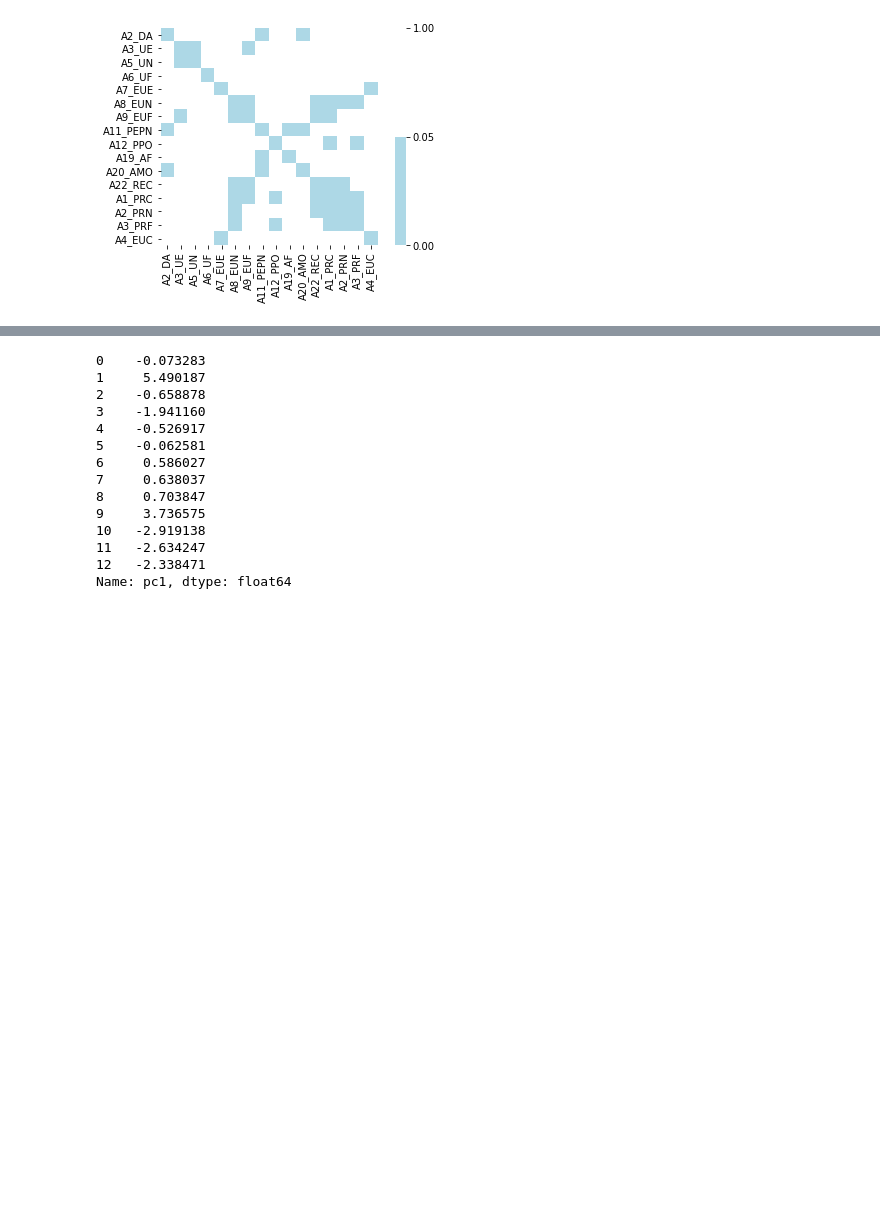
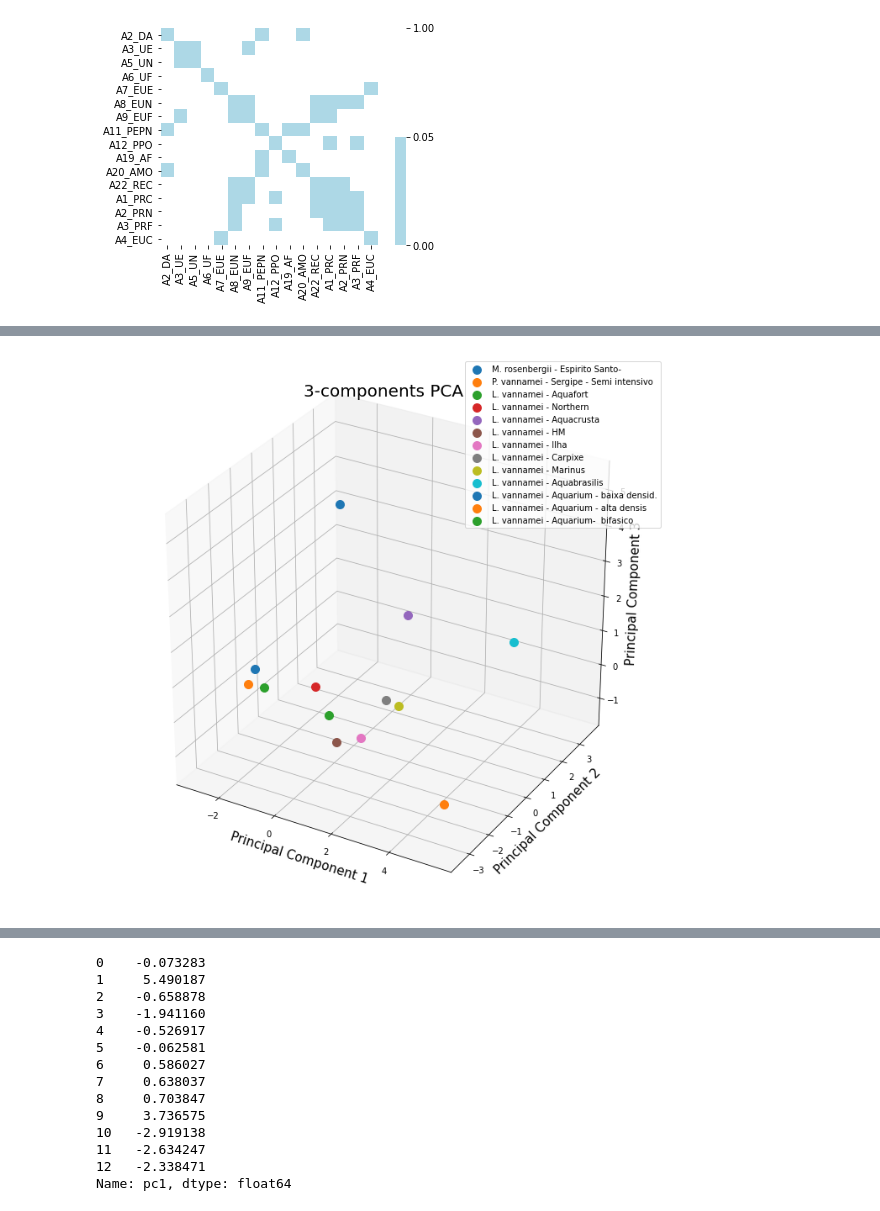
Before and after one commit to christianadriano/PCA_AquacultureSystem, a Jupyter notebook: PCA_KMeans_Environment_Carcinicultura.ipynb, the cells around one changed output, grey strips where cells are left out. Cells and saved outputs as stored; diff of their text form; code cells hidden in the pictures; blank space fills up the shorter version.

```diff
--- a/PCA_KMeans_Environment_Carcinicultura.ipynb
+++ b/PCA_KMeans_Environment_Carcinicultura.ipynb
@@ -183,3 +191,32 @@ ax.grid()
+# %%
+
+ #Axes3D.scatter(xs, ys, zs=0, zdir='z', s=20, c=None, depthshade=True, *args, **kwargs)¶
+ #Visualize results of PCA in Three Dimensions
+import matplotlib.pyplot as plt
+from mpl_toolkits.mplot3d import Axes3D
+
+fig = plt.figure(figsize = (12,12))
+ax = fig.add_subplot(111, projection='3d')
+ax.set_xlabel('Principal Component 1', fontsize = 15)
+ax.set_ylabel('Principal Component 2', fontsize = 15)
+ax.set_zlabel('Principal Component 3', fontsize = 15)
+ax.set_title('3-components PCA', fontsize = 20)
+targets = df_cultivo['cultivo'].to_numpy()
+
+for target in targets:
+    indicesToKeep = finalDf['cultivo'] == target
+    x = finalDf.loc[indicesToKeep, 'principal component 1']
+    y = finalDf.loc[indicesToKeep, 'principal component 2']
+    z = finalDf.loc[indicesToKeep, 'principal component 3']
+    ax.scatter(x,y,z,s = 100)
+    #ax.annotate(target, (x,y))
+
+#for name in targets:
+
+ax.legend(targets)
+ax.grid()
+# %% [output]
+[figure, added]
 # %%
 variance_list =pca.explained_variance_ratio_
 print("variance explained by each component:", variance_list)
```
Also changed, not shown: parts of 7 cells of this notebook.
